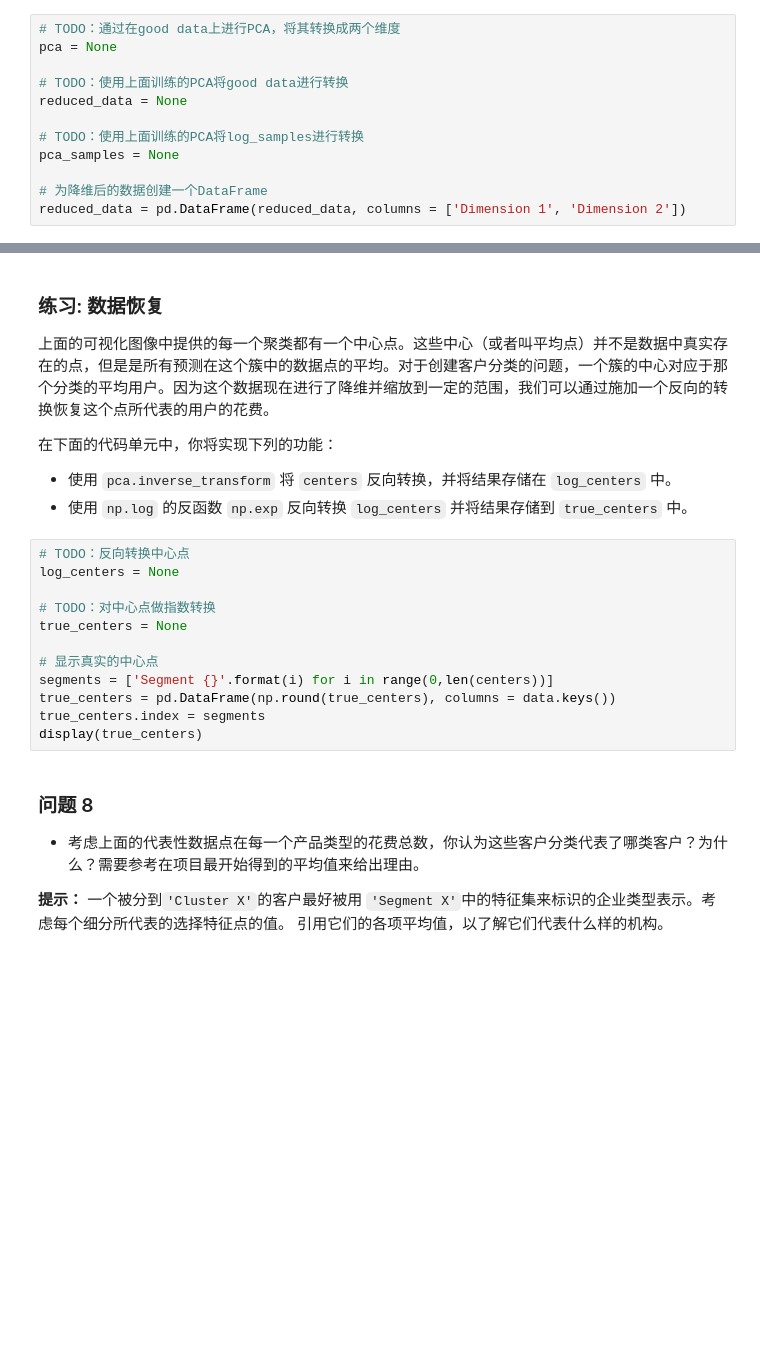
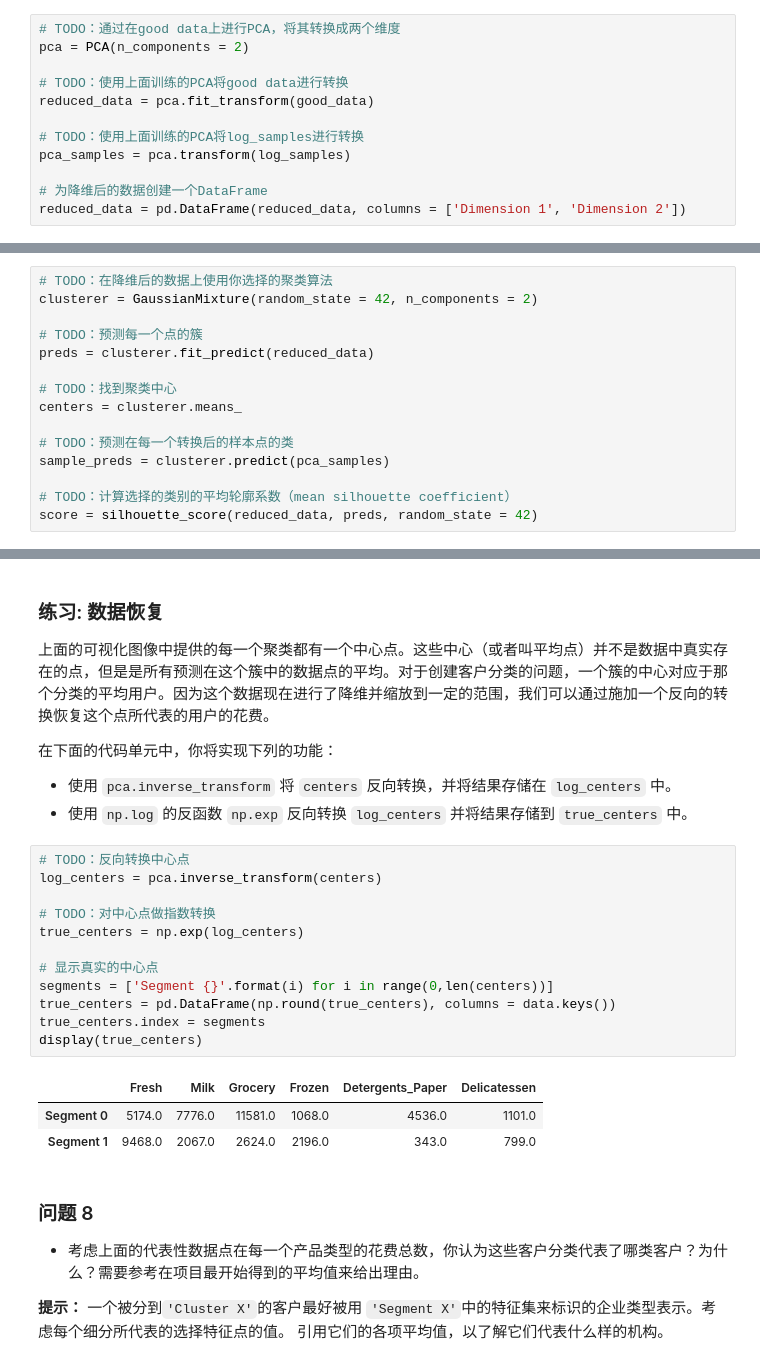
Before and after one commit to tianyiran02/udacityML_customerSegments, a Jupyter notebook: customer_segments.ipynb, the cells around one changed output, grey strips where cells are left out. Drawn from its saved outputs; the diff is of its cells as text; blank space fills up the shorter version.

```diff
--- a/customer_segments.ipynb
+++ b/customer_segments.ipynb
@@ -402,13 +423,13 @@ display(pd.DataFrame(np.round(pca_samples, 4), columns = pca_results.index.value
  - 使用 `pca.transform` 将 `log_samples` 进行转换，并将结果存储在 `pca_samples` 中。
 # %%
 # TODO：通过在good data上进行PCA，将其转换成两个维度
-pca = None
+pca = PCA(n_components = 2)
 
 # TODO：使用上面训练的PCA将good data进行转换
-reduced_data = None
+reduced_data = pca.fit_transform(good_data)
 
 # TODO：使用上面训练的PCA将log_samples进行转换
-pca_samples = None
+pca_samples = pca.transform(log_samples)
 
 # 为降维后的数据创建一个DataFrame
 reduced_data = pd.DataFrame(reduced_data, columns = ['Dimension 1', 'Dimension 2'])
@@ -483,3 +560,18 @@ score = None
+# %%
+# TODO：在降维后的数据上使用你选择的聚类算法
+clusterer = GaussianMixture(random_state = 42, n_components = 2)
+
+# TODO：预测每一个点的簇
+preds = clusterer.fit_predict(reduced_data)
+
+# TODO：找到聚类中心
+centers = clusterer.means_
+
+# TODO：预测在每一个转换后的样本点的类
+sample_preds = clusterer.predict(pca_samples)
+
+# TODO：计算选择的类别的平均轮廓系数（mean silhouette coefficient）
+score = silhouette_score(reduced_data, preds, random_state = 42)
 # %% [markdown]
 ### 聚类可视化
 一旦你选好了通过上面的评价函数得到的算法的最佳聚类数目，你就能够通过使用下面的代码块可视化来得到的结果。作为实验，你可以试着调整你的聚类算法的聚类的数量来看一下不同的可视化结果。但是你提供的最终的可视化图像必须和你选择的最优聚类数目一致。
@@ -495,16 +589,20 @@ vs.cluster_results(reduced_data, preds, centers, pca_samples)
  - 使用 `np.log` 的反函数 `np.exp` 反向转换 `log_centers` 并将结果存储到 `true_centers` 中。
 # %%
 # TODO：反向转换中心点
-log_centers = None
+log_centers = pca.inverse_transform(centers)
 
 # TODO：对中心点做指数转换
-true_centers = None
+true_centers = np.exp(log_centers)
 
 # 显示真实的中心点
 segments = ['Segment {}'.format(i) for i in range(0,len(centers))]
 true_centers = pd.DataFrame(np.round(true_centers), columns = data.keys())
 true_centers.index = segments
 display(true_centers)
+# %% [output]
+|  | Fresh | Milk | Grocery | Frozen | Detergents_Paper | Delicatessen |
+| Segment 0 | 5174.0 | 7776.0 | 11581.0 | 1068.0 | 4536.0 | 1101.0 |
+| Segment 1 | 9468.0 | 2067.0 | 2624.0 | 2196.0 | 343.0 | 799.0 |
 # %% [markdown]
 ### 问题 8
 * 考虑上面的代表性数据点在每一个产品类型的花费总数，你认为这些客户分类代表了哪类客户？为什么？需要参考在项目最开始得到的平均值来给出理由。
```
Also changed, not shown: parts of 33 cells of this notebook.
